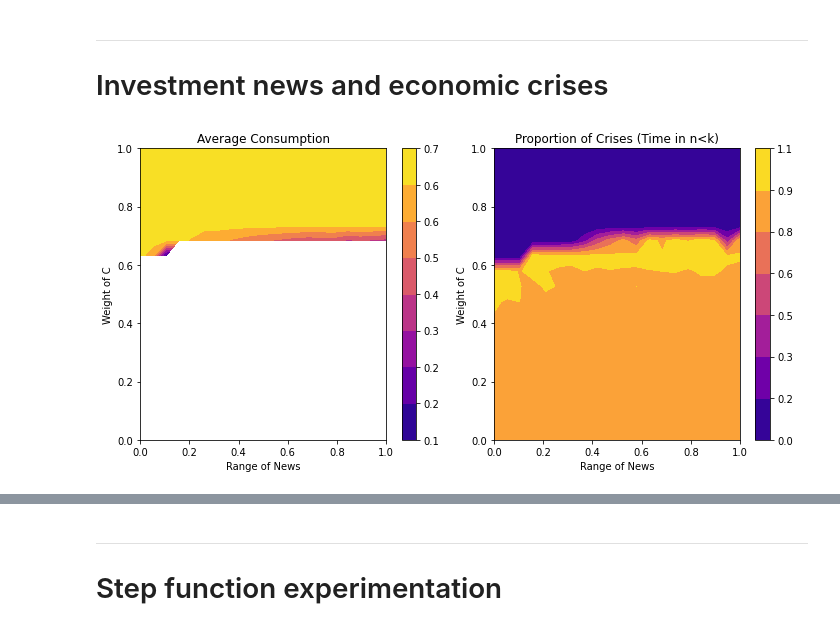
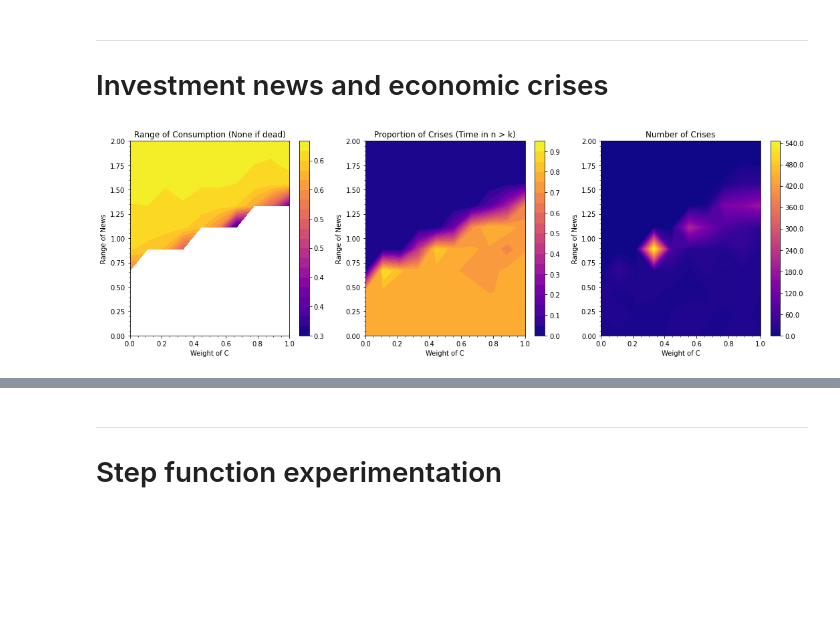
Before and after one commit to KarlNaumann/DynamicDSGE, a Jupyter notebook: SimplifiedUtility_CES.ipynb, the cells around one changed output, grey strips where cells are left out. Drawn from its saved outputs; the diff is of its cells as text; code cells hidden in the pictures; blank space fills up the shorter version.

Commit message:
Figures for the meeting

```diff
--- a/SimplifiedUtility_CES.ipynb
+++ b/SimplifiedUtility_CES.ipynb
@@ -144,3 +141,48 @@ double_hist(res)
+# %%
+range_c, prop_crisis, count_crisis = sim_avg_crisis(s_c_weight_range, news_range)
+# %%
+# Generate a contour figure for the results
+from matplotlib.ticker import FormatStrFormatter, AutoMinorLocator
+
+def nice_cbar(q, ax):
+    cbar = plt.colorbar(q, ax=ax)
+    form = FormatStrFormatter('%0.1f')
+    cbar.ax.yaxis.set_major_formatter(form)
+
+def double_contour(avg_c, prop_crisis, count_crisis, save='figures/fig_dynamic_sentiment_phases.pdf', cmap='plasma'):
+    fig, axs = plt.subplots(nrows = 1, ncols = 3)
+
+    X, Y = np.meshgrid(avg_c.T.columns, avg_c.T.index)
+
+    axs[0].set_title('Range of Consumption (None if dead)')
+    kwargs = dict(levels=20, cmap=cmap)
+    q = axs[0].contourf(X, Y, avg_c.T, **kwargs)
+    nice_cbar(q, axs[0])
+
+    axs[1].set_title('Proportion of Crises (Time in n > k)')
+    kwargs = dict(levels=np.linspace(0.0, 1.0, 20), cmap=cmap)
+    q = axs[1].contourf(X, Y, prop_crisis.T, **kwargs)
+    nice_cbar(q, axs[1])
+
+    axs[2].set_title('Number of Crises')
+    kwargs = dict(levels=100, cmap=cmap)
+    q = axs[2].contourf(X, Y, count_crisis.T.astype(float), **kwargs)
+    nice_cbar(q, axs[2])
+
+    for ax in axs:
+        ax.set_ylabel("Range of News")
+        ax.set_xlabel("Weight of C")
+        ax.xaxis.set_minor_locator(AutoMinorLocator())
+        ax.yaxis.set_minor_locator(AutoMinorLocator())
+
+    fig.set_size_inches(15,5)
+    plt.tight_layout()
+    plt.savefig(save, bbox_inches='tight', format='pdf')
+    plt.show()
+# %%
+double_contour(range_c, prop_crisis, count_crisis, save='figures/crisis_heatmaps_avg_c.pdf', cmap='plasma')
+# %% [output]
+[figure, added]
 # %%
 from itertools import product
 
@@ -180,29 +198,0 @@ for ns, scw in product(news_range, s_c_weight_range):
-# %%
-# Generate a contour figure for the results
-from matplotlib.ticker import FormatStrFormatter
-
-def nice_cbar(q, ax):
-    cbar = plt.colorbar(q, ax=ax)
-    form = FormatStrFormatter('%0.1f')
-    cbar.ax.yaxis.set_major_formatter(form)
-
-cmap = 'plasma'
-
-fig, axs = plt.subplots(nrows = 1, ncols = 2)
-axs[0].set_title('Average Consumption')
-q = axs[0].contourf(avg_c.index, avg_c.columns, avg_c, cmap=cmap)
-nice_cbar(q, axs[0])
-
-axs[1].set_title('Proportion of Crises (Time in n<k)')
-q = axs[1].contourf(prop_crisis.index, prop_crisis.columns, prop_crisis, cmap=cmap)
-nice_cbar(q, axs[1])
-
-for ax in axs:
-    ax.set_xlabel("Range of News")
-    ax.set_ylabel("Weight of C")
-
-fig.set_size_inches(10,5)
-plt.tight_layout()
-plt.show()
-# %% [output]
-[figure, removed]
```
Also changed, not shown: parts of 23 cells of this notebook, 11 other files.
